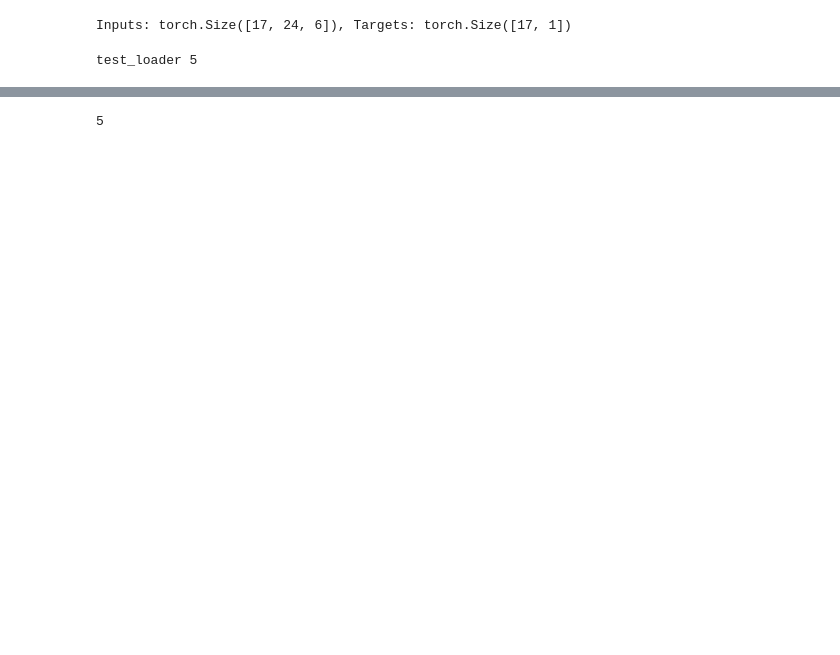
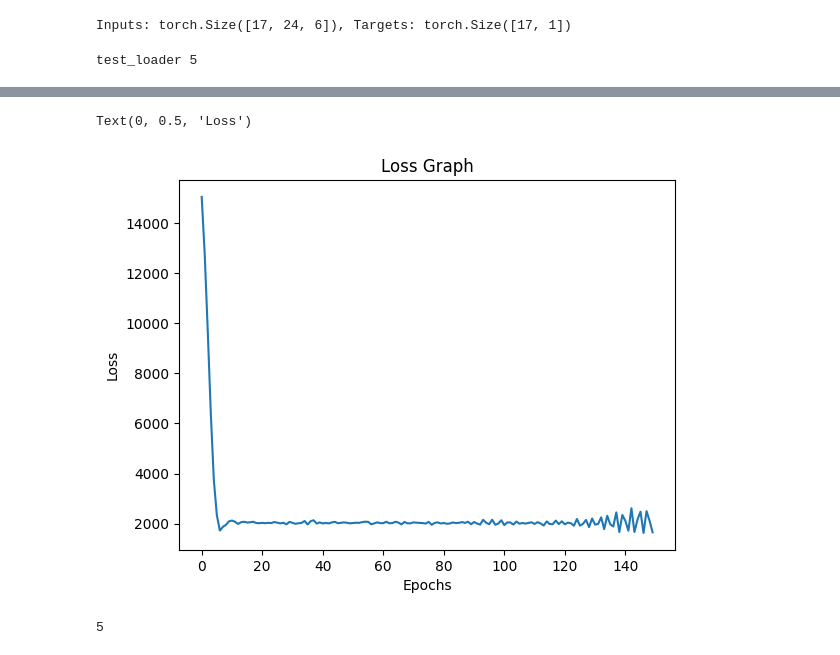
Before and after one commit to SSTengNic/DL_Project, a Jupyter notebook: Taxi_Prediction.ipynb, the cells around one changed output, grey strips where cells are left out. Saved outputs shown, nothing was run; the diff lists cells and outputs as text; code cells hidden in the pictures; blank space fills up the shorter version.

```diff
--- a/Taxi_Prediction.ipynb
+++ b/Taxi_Prediction.ipynb
@@ -250,18 +278,33 @@ class LSTM_pt(torch.nn.Module):
         super(LSTM_pt, self).__init__()
         self.hidden_dim = hidden_dim
         self.layer_dim = layer_dim
+
+        # LSTM layer
         self.lstm = torch.nn.LSTM(input_dim, hidden_dim, layer_dim, batch_first=True)
+
+        # LayerNorm applied to the hidden state
+        self.layer_norm = torch.nn.LayerNorm(hidden_dim)
+
+        # Fully connected layer
         self.fc = torch.nn.Sequential(
             torch.nn.Linear(hidden_dim, output_dim),
             torch.nn.ReLU()  # Helps prevent constant outputs
         )
+
     def forward(self, x, h0=None, c0=None):
         if h0 is None or c0 is None:
             h0 = torch.randn(self.layer_dim, x.size(0), self.hidden_dim).to(x.device)
             c0 = torch.randn(self.layer_dim, x.size(0), self.hidden_dim).to(x.device)
 
+        # LSTM forward pass
         out, (hn, cn) = self.lstm(x, (h0, c0))
+
+        # Apply LayerNorm to the output of the LSTM
+        out = self.layer_norm(out)
+
+        # Pass only the last timestep's output to the FC layer
         out = self.fc(out[:, -1, :])
+
         return out, hn, cn
 # %%
 def train(model, dataloader,num_layers, hidden_size, num_epochs, learning_rate, device, ):
@@ -269,6 +312,7 @@ def train(model, dataloader,num_layers, hidden_size, num_epochs, learning_rate,
     criterion = torch.nn.MSELoss()
     optimizer = torch.optim.Adam(model.parameters(), lr=learning_rate)
     model.train()  # Set the model to training mode
+    loss_graph = []
 
     for epoch in range(num_epochs):
         loss=0
@@ -287,18 +331,27 @@ def train(model, dataloader,num_layers, hidden_size, num_epochs, learning_rate,
 
             hidden_state = hidden_state.detach()
             cell_state = cell_state.detach()
-        if epoch %100 == 0:
+        loss_graph.append(loss.item())
+
+        if epoch %50 == 0:
             print(f'Epoch {epoch+1}/{num_epochs}, Loss: {loss/len(dataloader)}')
     print(f'Epoch {epoch+1}/{num_epochs}, Loss: {loss/len(dataloader)}')
+
+    return loss_graph
 # %%
 # Define the model parameters
 # Following the research paper's instructions
 input_size = 6
-hidden_size = 50
+hidden_size = 20
 num_layers = 1 # Can be changed to stack multiple LSTM layers!
 output_size = 1
 dataloader = train_loader
 #Create the model
 model = LSTM_pt(input_size, hidden_size, num_layers, output_size).to(device)
-train(model, dataloader,num_layers, hidden_size, num_epochs = 200, learning_rate = 0.01, device = device)
+loss_graph = train(model, dataloader,num_layers, hidden_size, num_epochs = 150, learning_rate = 0.01, device = device)
+
+plt.plot(loss_graph)
+plt.title("Loss Graph")
+plt.xlabel("Epochs")
+plt.ylabel("Loss")
 # %% [output]
@@ -308,3 +362,5 @@ Epoch 200/200, Loss: 0.0005386808188632131
+Text(0, 0.5, 'Loss')
+[figure, added]
 # %%
 print(len(test_loader))
 # %% [output]
```
Also changed, not shown: parts of 7 cells of this notebook, 1 other file.
